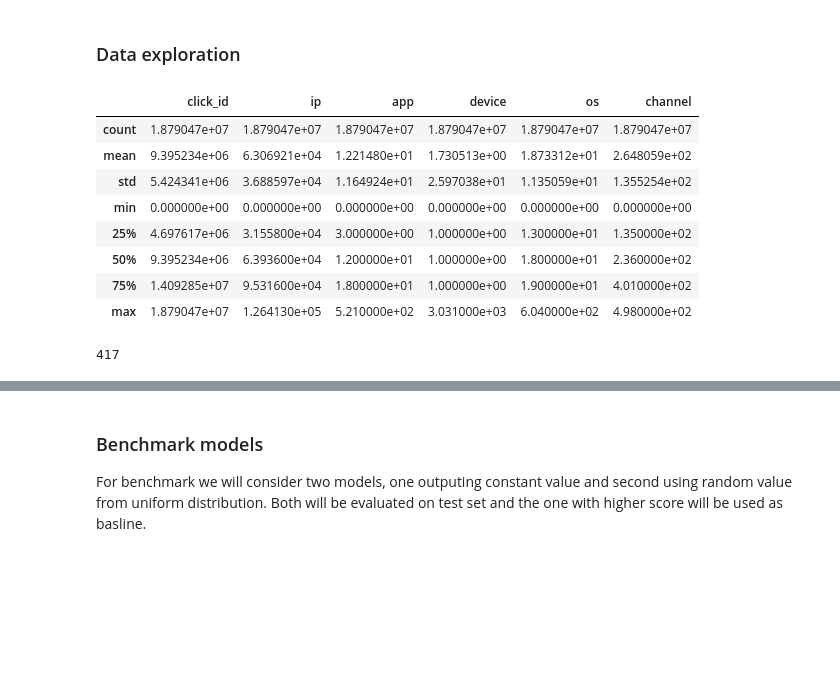
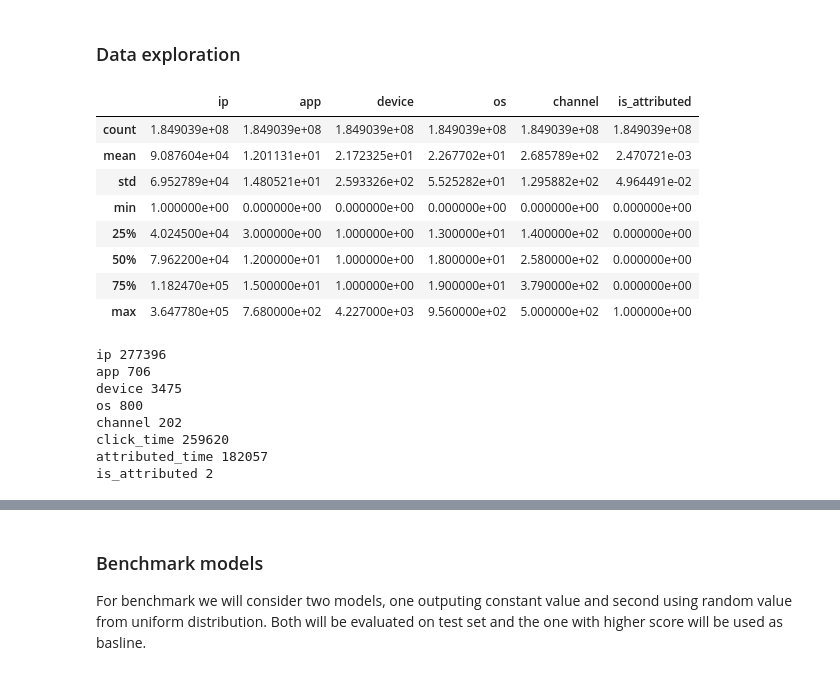
Before and after one commit to dkomlen/kaggle, a Jupyter notebook: talkingdata-adtracking-fraud-detection/fraud-detection.ipynb, the cells around one changed output, grey strips where cells are left out. Drawn from its saved outputs; the diff is of its cells as text; code cells hidden in the pictures; blank space fills up the shorter version.

Commit message:
[MLND] Started data exploration

```diff
--- a/talkingdata-adtracking-fraud-detection/fraud-detection.ipynb
+++ b/talkingdata-adtracking-fraud-detection/fraud-detection.ipynb
@@ -8,2 +34,5 @@ pd.set_option('display.max_rows', 10)
+# %%
+dataset_train = pd.read_csv('data/mnt/ssd/kaggle-talkingdata2/competition_files/train.csv')
+dataset_test = pd.read_csv('data/test.csv')
 # %% [markdown]
 ### Data exploration
@@ -13,16 +39,24 @@ test = pd.read_csv('data/test.csv')
 # %%
-test.describe()
+dataset_train.describe()
 # %% [output]
-|  | click_id | ip | app | device | os | channel |
-| count | 1.879047e+07 | 1.879047e+07 | 1.879047e+07 | 1.879047e+07 | 1.879047e+07 | 1.879047e+07 |
-| mean | 9.395234e+06 | 6.306921e+04 | 1.221480e+01 | 1.730513e+00 | 1.873312e+01 | 2.648059e+02 |
-| std | 5.424341e+06 | 3.688597e+04 | 1.164924e+01 | 2.597038e+01 | 1.135059e+01 | 1.355254e+02 |
-| min | 0.000000e+00 | 0.000000e+00 | 0.000000e+00 | 0.000000e+00 | 0.000000e+00 | 0.000000e+00 |
-| 25% | 4.697617e+06 | 3.155800e+04 | 3.000000e+00 | 1.000000e+00 | 1.300000e+01 | 1.350000e+02 |
-| 50% | 9.395234e+06 | 6.393600e+04 | 1.200000e+01 | 1.000000e+00 | 1.800000e+01 | 2.360000e+02 |
-| 75% | 1.409285e+07 | 9.531600e+04 | 1.800000e+01 | 1.000000e+00 | 1.900000e+01 | 4.010000e+02 |
-| max | 1.879047e+07 | 1.264130e+05 | 5.210000e+02 | 3.031000e+03 | 6.040000e+02 | 4.980000e+02 |
+|  | ip | app | device | os | channel | is_attributed |
+| count | 1.849039e+08 | 1.849039e+08 | 1.849039e+08 | 1.849039e+08 | 1.849039e+08 | 1.849039e+08 |
+| mean | 9.087604e+04 | 1.201131e+01 | 2.172325e+01 | 2.267702e+01 | 2.685789e+02 | 2.470721e-03 |
+| std | 6.952789e+04 | 1.480521e+01 | 2.593326e+02 | 5.525282e+01 | 1.295882e+02 | 4.964491e-02 |
+| min | 1.000000e+00 | 0.000000e+00 | 0.000000e+00 | 0.000000e+00 | 0.000000e+00 | 0.000000e+00 |
+| 25% | 4.024500e+04 | 3.000000e+00 | 1.000000e+00 | 1.300000e+01 | 1.400000e+02 | 0.000000e+00 |
+| 50% | 7.962200e+04 | 1.200000e+01 | 1.000000e+00 | 1.800000e+01 | 2.580000e+02 | 0.000000e+00 |
+| 75% | 1.182470e+05 | 1.500000e+01 | 1.000000e+00 | 1.900000e+01 | 3.790000e+02 | 0.000000e+00 |
+| max | 3.647780e+05 | 7.680000e+02 | 4.227000e+03 | 9.560000e+02 | 5.000000e+02 | 1.000000e+00 |
-# %%
-test['app'].nunique()
-# %% [output]
-417
+# %%
+for col in dataset_train:
+    print(col, dataset_train[col].nunique())
+# %% [output]
+ip 277396
+app 706
+device 3475
+os 800
+channel 202
+click_time 259620
+attributed_time 182057
+is_attributed 2
```
Also changed, not shown: parts of 6 cells of this notebook, 1 other file.
